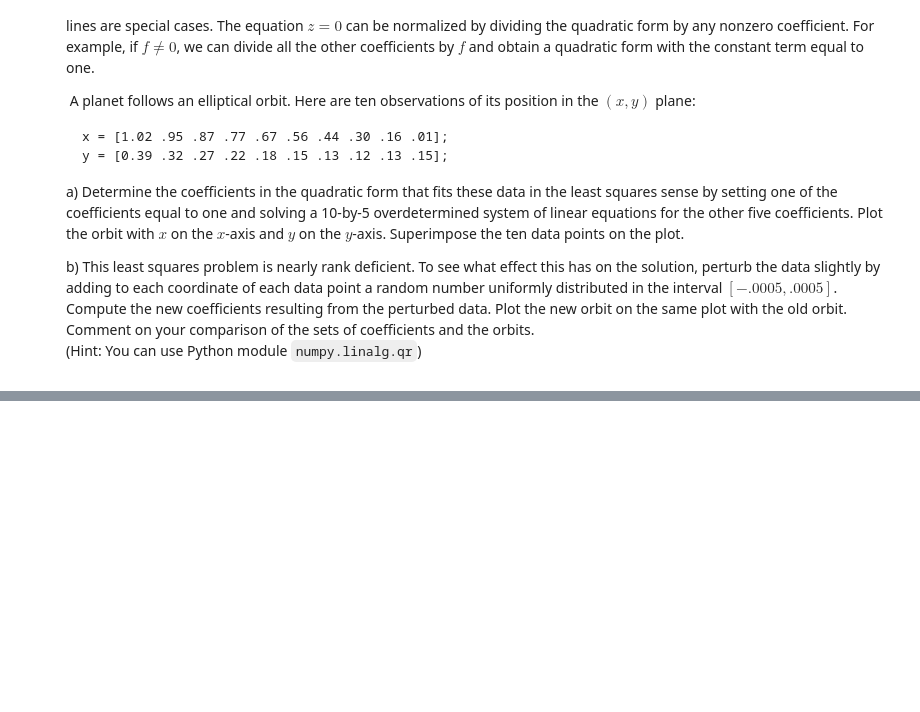
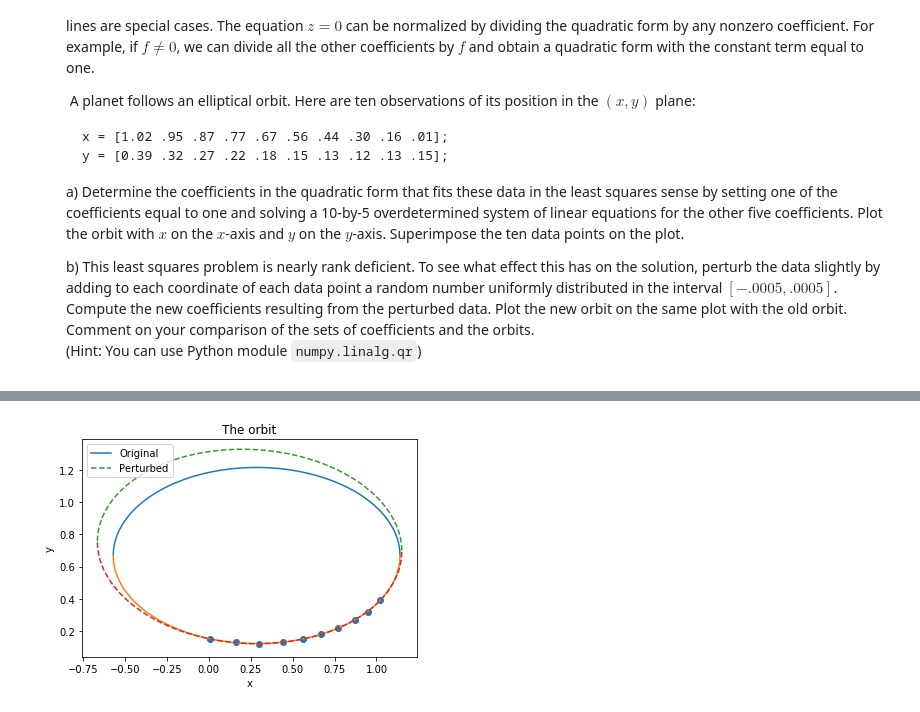
Before and after one commit to Little-old-brother-team/GroupWork, a Jupyter notebook: Week5/第五周作业.ipynb, the cells around one changed output, grey strips where cells are left out. Saved outputs shown, nothing was run; the diff lists cells and outputs as text; code cells hidden in the pictures; blank space fills up the shorter version.

```diff
--- a/Week5/第五周作业.ipynb
+++ b/Week5/第五周作业.ipynb
@@ -499,3 +500,99 @@ M*X =
 
     b) This least squares problem is nearly rank deficient. To see what effect this has on the solution, perturb the data slightly by adding to each coordinate of each data point a random number uniformly distributed in the interval $[-.0005, .0005]$. Compute the new coefficients resulting from the perturbed data. Plot the new orbit on the same plot with the old orbit. Comment on your comparison of the sets of coefficients and the orbits.
     (Hint:  You can use Python module `numpy.linalg.qr`)
+# %%
+import numpy as np
+import matplotlib.pyplot as plt
+from math import isnan
+import random
+%matplotlib inline
+
+x = [1.02, 0.95, 0.87, 0.77, 0.67, 0.56, 0.44, 0.30, 0.16, 0.01]
+y = [0.39, 0.32, 0.27, 0.22, 0.18, 0.15, 0.13, 0.12, 0.13, 0.15]
+
+def mutiLinearFit(x,y):
+    # For simplicity, I set f = 1, then I need to solve ax^2+bxy+cy^2+dx+ey = -1.
+    X = np.ones((len(x),5))
+    for i in range(0,len(x),1):
+        X[i,:] = [x[i]**2,x[i]*y[i],y[i]**2,x[i],y[i]]  # Write the parameter line by line
+    # Use Python module to perform QR factorization
+    Q,R = np.linalg.qr(X)
+    # Then the problem leaves to solve Ra = Q^T*y.
+    right = np.dot(np.transpose(Q),-np.ones((len(y),1)))  # right = Q^T*y
+    result = np.linalg.solve(R,right)  # Use numpy module to solve this simple equation
+    return result
+
+# Then solve the second problem. First build new x,y
+x1,y1 = [],[]
+for idx in range(0,len(x)):
+    x1.append(x[idx] + random.uniform(-0.0005,0.0005))
+    y1.append(y[idx] + random.uniform(-0.0005,0.0005))
+
+result1 = mutiLinearFit(x,y)
+result2 = mutiLinearFit(x1,y1)
+
+# Print the result.
+print("The parameter of quadratic form calculated by original x,y is:")
+for idx,letter in enumerate(['a','b','c','d','e']):
+    print("{} = {}".format(letter,result1[idx]))
+
+print("\n The parameter of quadratic form calculated by perturbed x,y is:")
+for idx,letter in enumerate(['a','b','c','d','e']):
+    print("{} = {}".format(letter,result2[idx]))
+
+# def plotAnonymous(parameter):
+# To plot this anonymous function, for each 'x', solve the function
+# cy^2 + (bx+e)y + (ax^2+dx+1) = 0
+
+def plotAnonymous(result):
+    # The imput 'result' is the output of mutiLinearFit.
+    X,x,y1,y2 = np.linspace(-0.75,1.5,90000),[],[],[]
+    # Since anonymous function can hardly be expressed as y(x) = 0
+    # So for each x, solve the rest formula to achieve y, which has two value y1, y2.
+    # In this example, the rest formula is quaratic.
+    def PresiceSolutionByFormula(parameter):
+        # Solve the quadratic formula in plotAnonymous.
+        # Directly use the solution formula.
+        a, b, c = parameter
+        delta = np.sqrt(b**2 - 4*a*c)
+        if b >= 0:
+            dom = -b - delta
+            return dom / 2 / a, 2 * c / dom
+        else:
+            dom = -b + delta
+            return dom / 2 / a, 2 * c / dom
+
+    for xx in X:
+        para = [result[2],(result[1]*xx+result[4]),(result[0]*xx**2+result[3]*xx+1)]
+        y_temp = PresiceSolutionByFormula(para)
+        if not(isnan(y_temp[0])):
+            y1.append(y_temp[0])
+            y2.append(y_temp[1])
+            x.append(xx)
+    return x,y1,y2
+
+
+x1,y11,y12 = plotAnonymous(result1)
+x2,y21,y22 = plotAnonymous(result2)
+
+
+plt.plot(x1,y11,label='Original')
+plt.plot(x1,y12)
+plt.plot(x2,y21,'--',label='Perturbed')
+plt.plot(x2,y22,'--')
+plt.legend(loc=2)
+plt.xlabel('x')
+plt.ylabel('y')
+plt.title('The orbit')
+# Finally attach the initial points.
+x = [1.02, 0.95, 0.87, 0.77, 0.67, 0.56, 0.44, 0.30, 0.16, 0.01]
+y = [0.39, 0.32, 0.27, 0.22, 0.18, 0.15, 0.13, 0.12, 0.13, 0.15]
+plt.scatter(x,y)
+plt.show()
+
+# The original orbit is plotted as solid line, while the perturbed
+# orbit is plotted as dashed line. We can observe that the purtubation
+# has small infect on the side near the fitted data, while have significant
+# infect on the side without observed data. This means the fitting
+# is more effective near the given data due to the least squares problem.
+# %% [output]
@@ -501,0 +612 @@ M*X =
+[figure, added]
```
Also changed, not shown: parts of 1 cell of this notebook.
